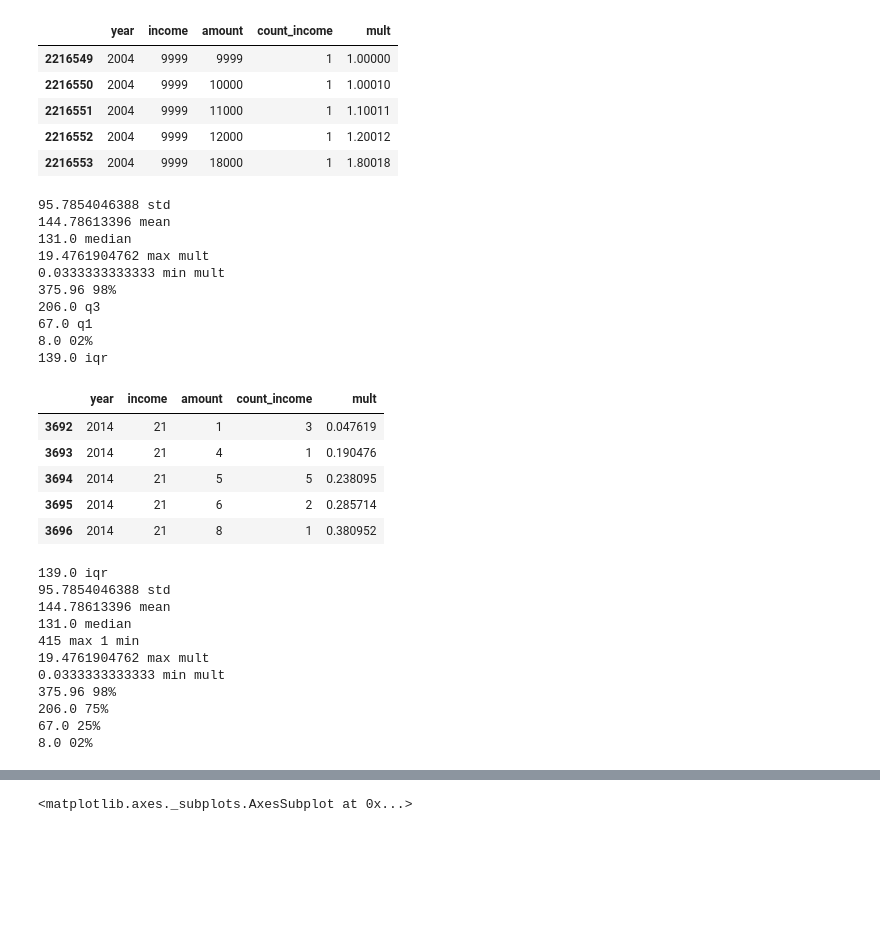
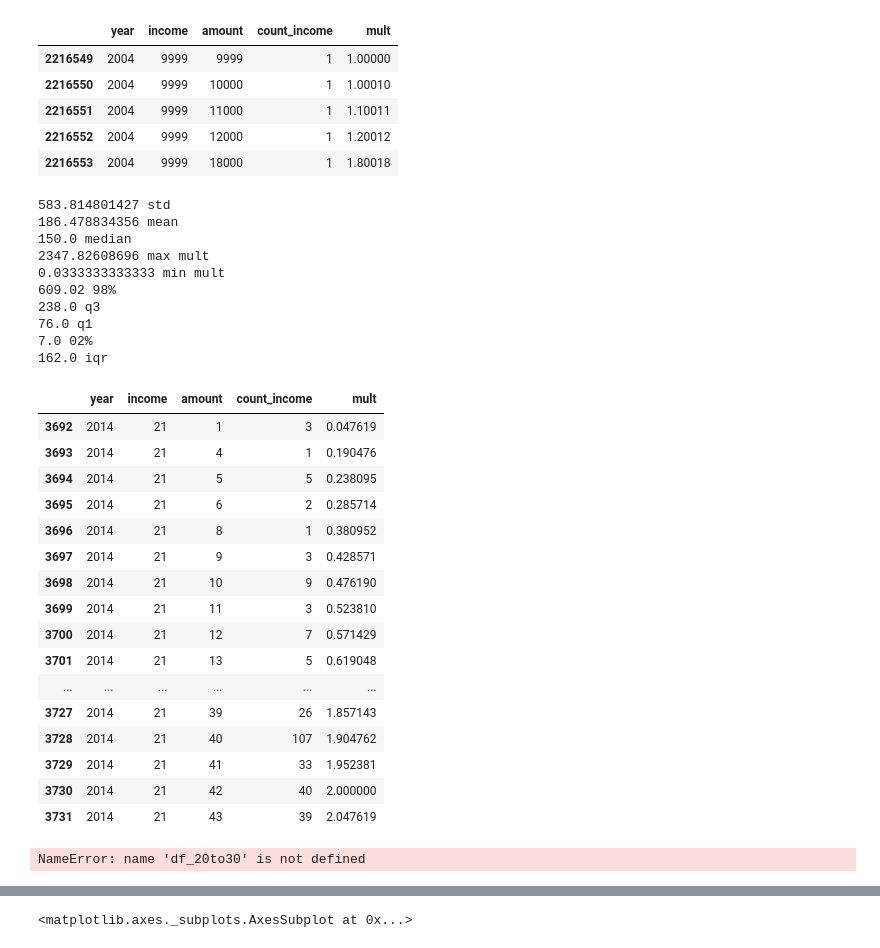
Before and after one commit to Kibrael/Edits, a Jupyter notebook: linked_viz.ipynb, the cells around one changed output, grey strips where cells are left out. Drawn from its saved outputs; the diff is of its cells as text; code cells hidden in the pictures; blank space fills up the shorter version.

```diff
--- a/linked_viz.ipynb
+++ b/linked_viz.ipynb
@@ -63,41 +63,57 @@ amt_range = max_20to30 - min_20to30
 # %%
 
 #df_20to30 = df_20to30[(df_20to30.amount <520) & (df_20to30.amount > 10)]
 print(df_20to30.amount.std(), 'std')
 print(df_20to30.amount.mean(), 'mean')
 print(df_20to30.amount.median(), 'median')
 print(df_20to30.mult.max(), 'max mult')
 print(df_20to30.mult.min(), 'min mult')
 print(df_20to30.amount.quantile(q=.98), '98%')
 print(df_20to30.amount.quantile(q=.75), 'q3')
 print(df_20to30.amount.quantile(q=.25), 'q1')
 print(df_20to30.amount.quantile(q=.02), '02%')
 q1 = df_20to30.amount.quantile(q=.25)
 q3 = df_20to30.amount.quantile(q=.75)
 iqr =(q3 - q1)
 print(iqr, 'iqr')
 min_q = q1 - 1.5*iqr
 max_q = q3 + 1.5*iqr
-df_20to30.head()
+df_20to30.head(40)
 # %% [output]
-95.7854046388 std
-144.78613396 mean
-131.0 median
-19.4761904762 max mult
+583.814801427 std
+186.478834356 mean
+150.0 median
+2347.82608696 max mult
 0.0333333333333 min mult
-375.96 98%
-206.0 q3
-67.0 q1
-8.0 02%
-139.0 iqr
+609.02 98%
+238.0 q3
+76.0 q1
+7.0 02%
+162.0 iqr
 |  | year | income | amount | count_income | mult |
 | 3692 | 2014 | 21 | 1 | 3 | 0.047619 |
 | 3693 | 2014 | 21 | 4 | 1 | 0.190476 |
 | 3694 | 2014 | 21 | 5 | 5 | 0.238095 |
 | 3695 | 2014 | 21 | 6 | 2 | 0.285714 |
 | 3696 | 2014 | 21 | 8 | 1 | 0.380952 |
+| 3697 | 2014 | 21 | 9 | 3 | 0.428571 |
+| 3698 | 2014 | 21 | 10 | 9 | 0.476190 |
+| 3699 | 2014 | 21 | 11 | 3 | 0.523810 |
+| 3700 | 2014 | 21 | 12 | 7 | 0.571429 |
+| 3701 | 2014 | 21 | 13 | 5 | 0.619048 |
+| ... | ... | ... | ... | ... | ... |
+| 3727 | 2014 | 21 | 39 | 26 | 1.857143 |
+| 3728 | 2014 | 21 | 40 | 107 | 1.904762 |
+| 3729 | 2014 | 21 | 41 | 33 | 1.952381 |
+| 3730 | 2014 | 21 | 42 | 40 | 2.000000 |
+| 3731 | 2014 | 21 | 43 | 39 | 2.047619 |
 # %%
-df_20to30 = df_20to30[(df_20to30.amount < max_q) & (df_20to30.amount > min_q) & (df_20to30.year == 2014)]
+#df_20to30 = df_20to30[(df_20to30.amount < max_q) & (df_20to30.amount > min_q) & (df_20to30.year == 2014)]
+
+try:
+    df_20to30.sort_values(by=df_20to30.amount,axis=0, inplace=True)
+except IndexError as e:
+    print(e)
 q1 = df_20to30.amount.quantile(q=.25)
 q3 = df_20to30.amount.quantile(q=.75)
 iqr =(q3 - q1)
@@ -118,17 +134,7 @@ print(df_20to30.amount.quantile(q=.75), '75%')
 print(df_20to30.amount.quantile(q=.25), '25%')
 print(df_20to30.amount.quantile(q=.02), '02%')
 # %% [output]
-139.0 iqr
-95.7854046388 std
-144.78613396 mean
-131.0 median
-415 max 1 min
-19.4761904762 max mult
-0.0333333333333 min mult
-375.96 98%
-206.0 75%
-67.0 25%
-8.0 02%
+NameError: name 'df_20to30' is not defined
 # %%
 line = plt.figure(figsize=(15,12))
 y = df_20to30['count_income']
```
Also changed, not shown: parts of 1 cell of this notebook, 17 other files.
